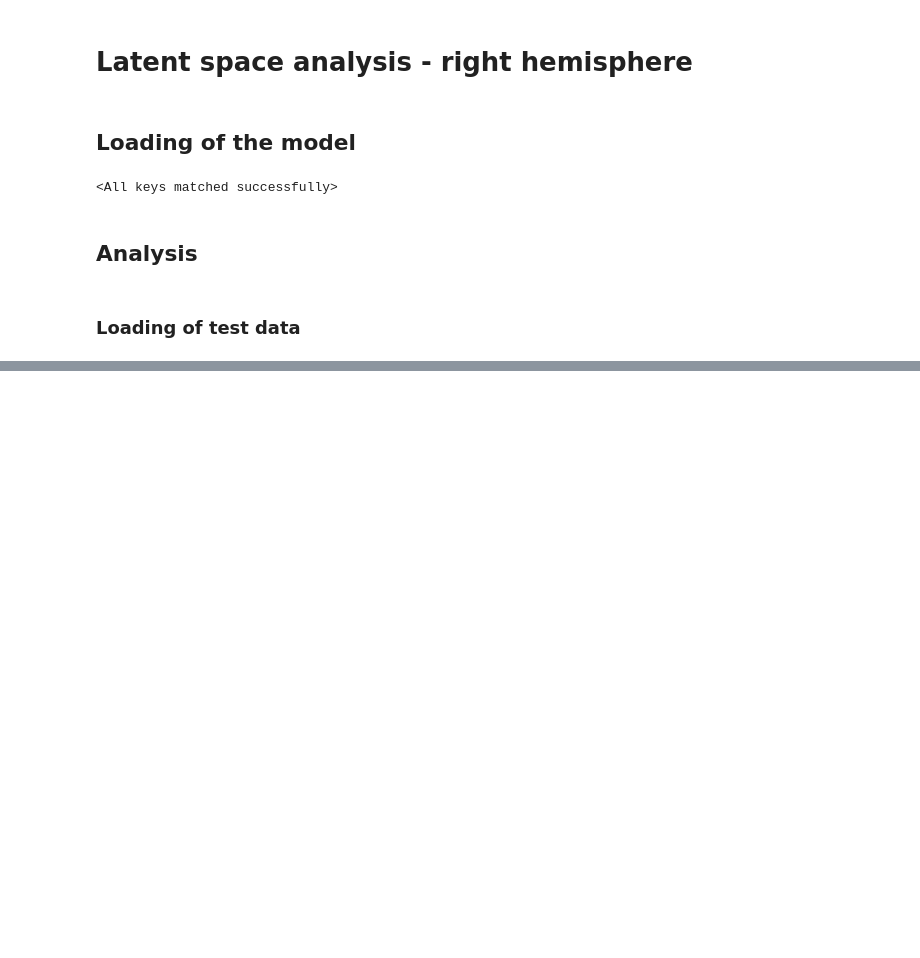
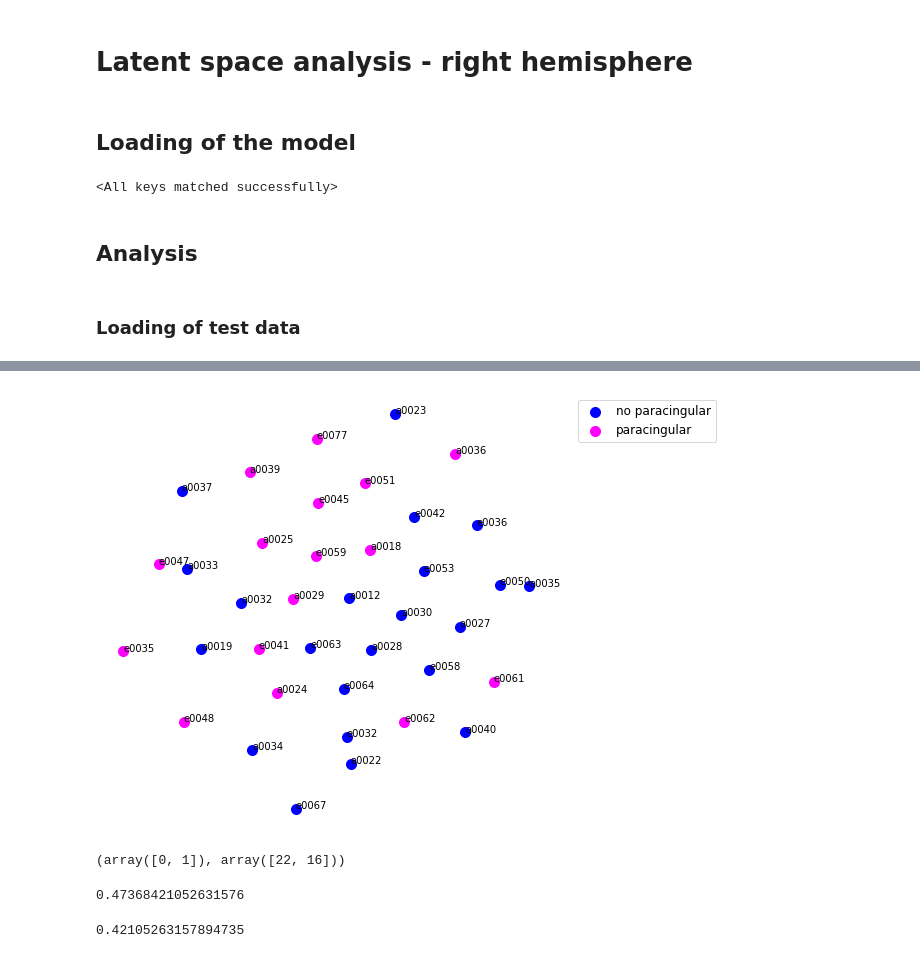
Before and after one commit to neurospin-projects/2021_jchavas_lguillon_deepcingulate, a Jupyter notebook: betaVAE/latent_space_analysis.ipynb, the cells around one changed output, grey strips where cells are left out. Drawn from its saved outputs; the diff is of its cells as text; code cells hidden in the pictures; blank space fills up the shorter version.

Commit message:
addition of analysis on Tissier labelled subjects

```diff
--- a/betaVAE/latent_space_analysis.ipynb
+++ b/betaVAE/latent_space_analysis.ipynb
@@ -167,0 +194,7 @@ ValueError: Number of labels is 1. Valid values are 2 to n_samples - 1 (inclusiv
+# %%
+test_loader = torch.utils.data.DataLoader(hcp, batch_size=1,
+                                          shuffle=False, num_workers=0)
+tissier = torch.utils.data.DataLoader(tissier, batch_size=1,
+                                          shuffle=False, num_workers=0)
+
+dico_set_loaders = {'hcp': test_loader, 'tissier': tissier}
@@ -167,0 +218,6 @@ ValueError: Number of labels is 1. Valid values are 2 to n_samples - 1 (inclusiv
+# %%
+df_encoded = pd.DataFrame()
+
+df_encoded['latent'] = encoded['tissier']
+
+X = np.array(list(df_encoded['latent']))
@@ -167,0 +226,32 @@ ValueError: Number of labels is 1. Valid values are 2 to n_samples - 1 (inclusiv
+# %%
+labels_sub = [sub for sub in dico_labels.keys()]
+# %%
+labels_cing = [dico_labels[sub] for sub in labels_sub if sub in dico_labels.keys()]
+# %%
+X_embedded = TSNE(n_components=2).fit_transform(X)
+color_dict = {0: 'blue', 1: 'magenta'}
+arr = X_embedded
+
+fig = plt.figure(figsize=(8,8))
+ax = fig.add_subplot(111)
+
+for g in [0, 1]:
+    ix = np.where(np.array(labels_cing) == g)
+    x = [arr[ix][k][0] for k in range(len(ix[0]))]
+    y = [arr[ix][k][1] for k in range(len(ix[0]))]
+    if g==0:
+        g_lab = 'no paracingular'
+    else:
+        g_lab = 'paracingular'
+    ax.scatter(x, y, c = color_dict[g], label = g_lab, s=100)
+
+for i, txt in enumerate(filenames2):
+    ax.annotate(txt, (arr[i][0], arr[i][1]))
+
+plt.axis('off')
+ax.legend(fontsize=12)
+ax.legend(bbox_to_anchor=(1.05, 1), loc='upper left', fontsize=12)
+
+plt.show()
+# %% [output]
+[figure, added]
@@ -167,0 +262,4 @@ ValueError: Number of labels is 1. Valid values are 2 to n_samples - 1 (inclusiv
+# %%
+np.unique(np.array(labels_cing), return_counts=True)
+# %% [output]
+(array([0, 1]), array([22, 16]))
@@ -167,0 +268,9 @@ ValueError: Number of labels is 1. Valid values are 2 to n_samples - 1 (inclusiv
+# %%
+metrics.accuracy_score(kmeans, labels_cing)
+# %% [output]
+0.47368421052631576
+# %%
+kmeans = KMeans(n_clusters=2, random_state=0).fit_predict(X)
+metrics.accuracy_score(kmeans, labels_cing)
+# %% [output]
+0.42105263157894735
```
Also changed, not shown: parts of 25 cells of this notebook.
